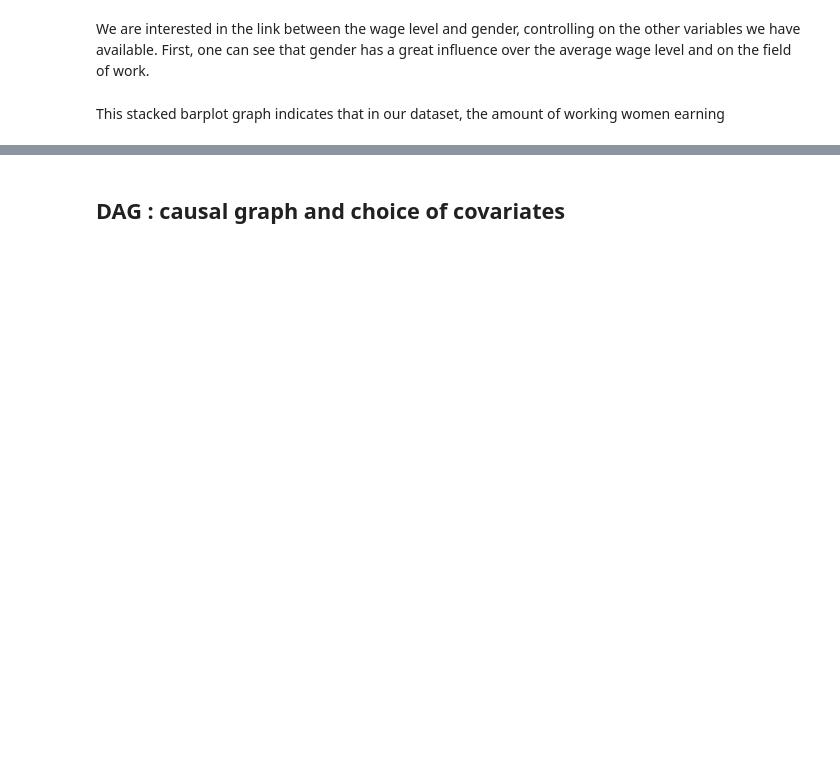
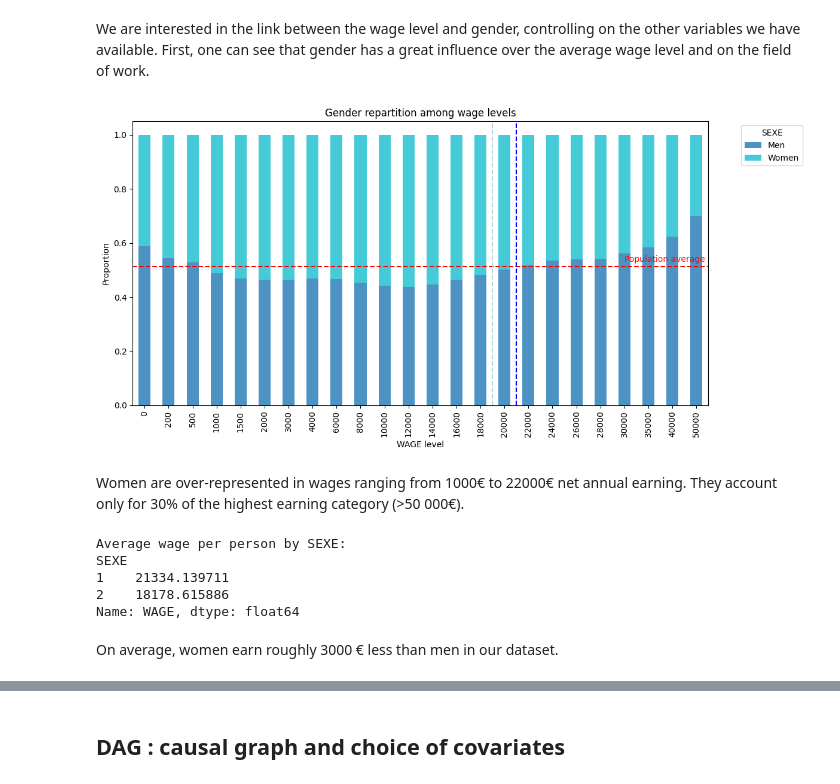
Before and after one commit to grn-matthieu/ML-for-econometrics---Project, a Jupyter notebook: stat_desc.ipynb, the cells around one changed output, grey strips where cells are left out. Cells and saved outputs as stored; diff of their text form; code cells hidden in the pictures; blank space fills up the shorter version.

Commit message:
Added a graph on the repartition of earnings between men and women

```diff
--- a/stat_desc.ipynb
+++ b/stat_desc.ipynb
@@ -18,4 +18,4 @@ import seaborn as sns
 # %% [markdown]
 `Warning` : This code should be run after the [import and formating notebook](test_import_données.ipynb).
 # %%
-base = pd.read_csv("INSEE_DATA_TREATED.csv", delimiter=";")
+base = pd.read_csv("INSEE_DATA_TREATED.csv", delimiter=",")
@@ -100,13 +139,19 @@ We are interested in the link between the wage level and gender, controlling on
 # %%
 #Plot the stacked barplot of 'WAGE' levels depending on 'SEXE'
 wage_sexe_counts = base.groupby(['WAGE', 'SEXE']).size().unstack(fill_value=0)
 wage_sexe_proportions = wage_sexe_counts.div(wage_sexe_counts.sum(axis=1), axis=0)
 wage_sexe_proportions.plot(kind='bar', stacked=True, figsize=(12, 6), colormap='tab10', alpha=0.8)
 
 plt.title('Gender repartition among wage levels')
 plt.xlabel('WAGE level')
 plt.ylabel('Proportion')
 legend_labels = ['Men', 'Women']  # Map 1 -> Men, 2 -> Women
 plt.legend(title='SEXE', labels=legend_labels, bbox_to_anchor=(1.05, 1), loc='upper left')
+plt.axhline(0.512, color='red', linestyle='dashed')
+plt.annotate('Population average', xy=(0, 0.512), xytext=(20, 0.53), color='red')
+
 plt.tight_layout()
+
 plt.show()
+# %% [output]
+[figure, added]
@@ -115,5 +158,19 @@ base['SEXE'].value_counts()/base.shape[0]
 # %% [markdown]
-This stacked barplot graph indicates that in our dataset, the amount of working women earning
+Women are over-represented in wages ranging from 1000€ to 22000€ net annual earning. They account only for 30% of the highest earning category (>50 000€).
+# %%
+wage_sum_by_sexe = base.groupby('SEXE')['WAGE'].sum()
+count_by_sexe = base.groupby('SEXE')['WAGE'].count()
+average_wage_by_sexe = wage_sum_by_sexe / count_by_sexe
+print("\nAverage wage per person by SEXE:")
+print(average_wage_by_sexe)
+# %% [output]
+Average wage per person by SEXE:
+SEXE
+1    21334.139711
+2    18178.615886
+Name: WAGE, dtype: float64
+# %% [markdown]
+On average, women earn roughly 3000 € less than men in our dataset.
 # %%
 #Plot the proportion of people earning less than 17K relative to their age group
 
```
Also changed, not shown: parts of 40 cells of this notebook.
